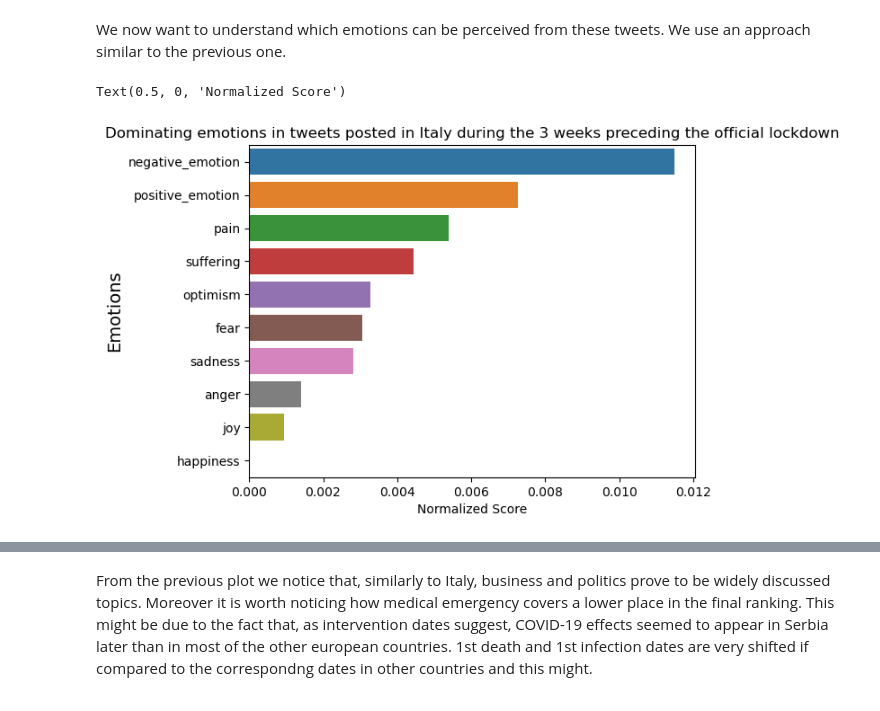
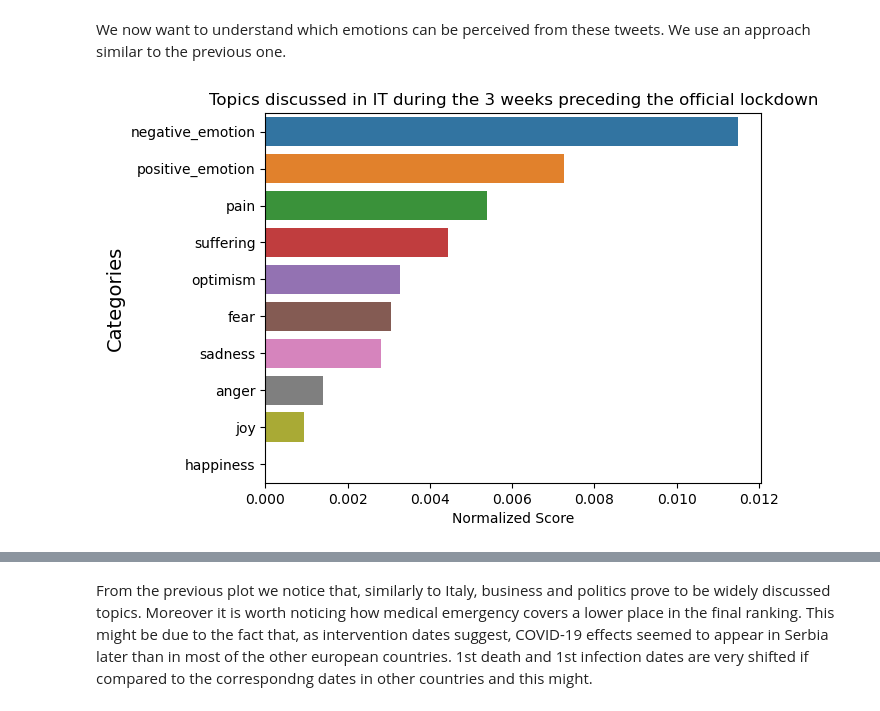
Before and after one commit to RiccardoBrioschi/The-pandemic-through-the-eyes-of-Internet, a Jupyter notebook: Task1_corona.ipynb, the cells around one changed output, grey strips where cells are left out. Drawn from its saved outputs; the diff is of its cells as text; code cells hidden in the pictures.

```diff
--- a/Task1_corona.ipynb
+++ b/Task1_corona.ipynb
@@ -290,19 +280,9 @@ plt.show()
 We now want to understand which emotions can be perceived from these tweets. We use an approach similar to the previous one.
 # %%
 # We infer the topics discussed in the retrieved tweets
-classified_emotions = pd.DataFrame([lexicon.analyze(italian_tweets.tweet.str.cat(sep = ' '),categories = emotions,
-                                                  normalize = True)], index = ['IT']).T
-
-classified_emotions = classified_emotions.sort_values(by = ['IT'], ascending = False)
-classified_emotions.reset_index(inplace = True)
-sns.barplot(data = classified_emotions, x = 'IT', y = 'index')
-plt.ylabel('Emotions', fontsize = 14)
-plt.title('Dominating emotions in tweets posted in Italy during the 3 weeks preceding the official lockdown')
-plt.ylabel('Emotions')
-plt.xlabel('Normalized Score')
+plot_categories(italian_tweets,emotions,'IT')
 # %% [output]
-Text(0.5, 0, 'Normalized Score')
-[figure, old version]
+[figure, new version]
 # %%
 # Serbia
 serbian_tweets = pd.read_pickle('./output/'+'RS'+'_tweets.pkl')
```
Also changed, not shown: parts of 4 cells of this notebook, 1 other file.
